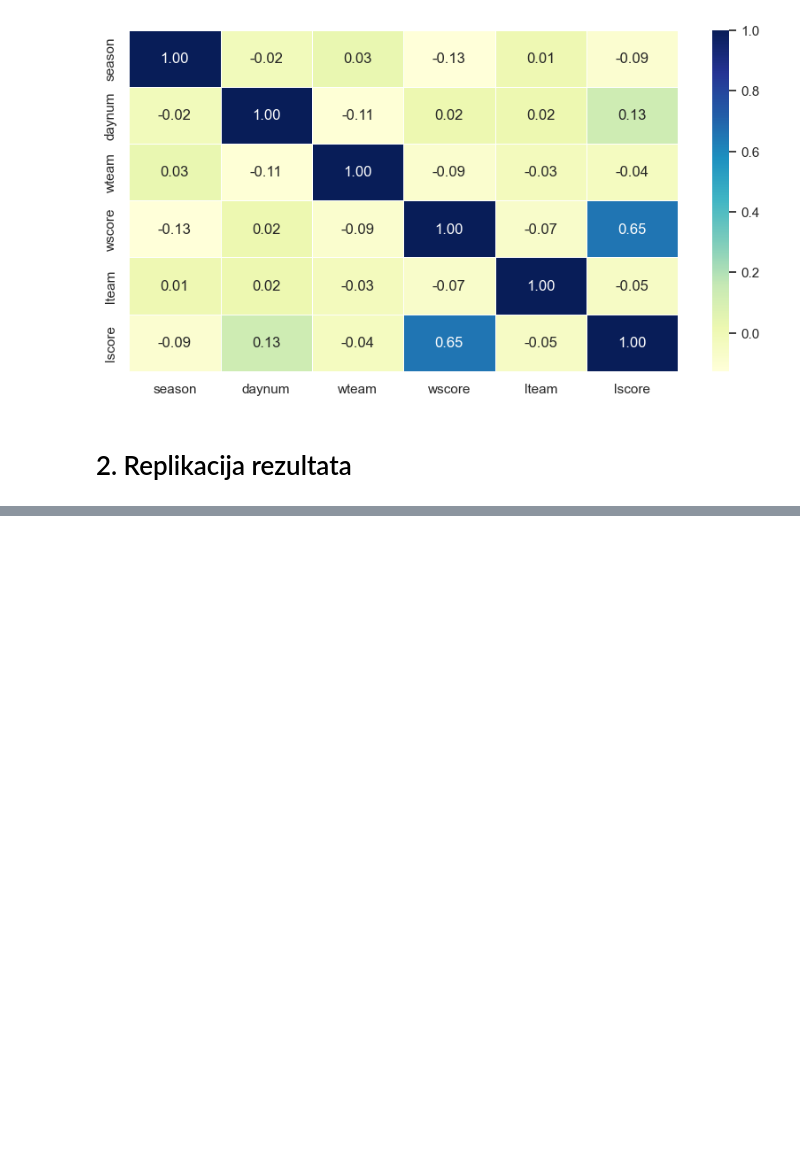
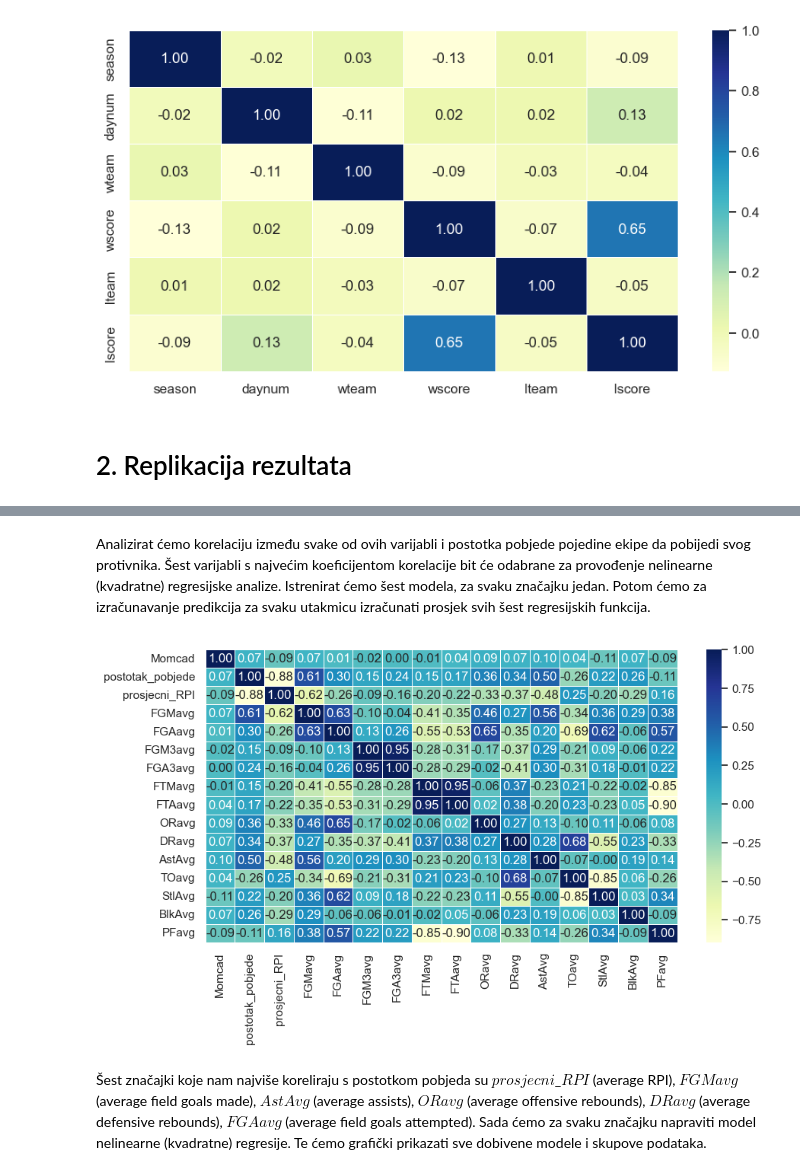
Before and after one commit to franhunski/UUZOP-projekt, a Jupyter notebook: projekt_March_Madness.ipynb, the cells around one changed output, grey strips where cells are left out. Saved outputs shown, nothing was run; the diff lists cells and outputs as text; code cells hidden in the pictures; blank space fills up the shorter version.

```diff
--- a/projekt_March_Madness.ipynb
+++ b/projekt_March_Madness.ipynb
@@ -1093,0 +1402,3 @@ plt.show()
+# %%
+prosjek_po_ekipama = pd.concat([pobjede,prosjek], axis=1)
+prosjek_po_ekipama
@@ -1093,0 +1421,3 @@ plt.show()
+# %%
+prosjek_po_ekipama = prosjek_po_ekipama.drop(['TeamID'], axis = 1)
+prosjek_po_ekipama
@@ -1093,0 +1440,21 @@ plt.show()
+# %%
+imena_novih_znacajki = ['FGMdifference', 'FGAdifference','FGM3difference', 'FGA3difference', 'FTMdifference', 'FTAdifference', 'ORdifference', 'DRdifference', 'AstDdifference', 'TOdifference', 'StlDifference', 'BlkDifference', 'PFdifference']
+prosjeci_svih_ekipa = []
+for i in range(len(ekipe)):
+    prosjeci_svih_ekipa.append([])
+
+#Iteriramo po svim ekipama, te zatim za svaku ekipu filtriramo sve zapise u kojima je ta ekipa ili pobijedila ili izgubila. Nakon
+#toga za svaku značajku sumiramo sve njezine vrijednosti te izračunamo prosjek za svaku ekipu. Sve te podatke spremimo u DataFrame.
+brojac = 0
+for i in ekipe:
+    tmp2 = tmp[(tmp.WTeamID == i)]
+    tmp3 = tmp[(tmp.LTeamID == i)]
+    for j in imena_novih_znacajki:
+        rez1 = tmp2[j].sum() / tmp2.shape[0]
+        rez2 = -tmp3[j].sum() / tmp3.shape[0]
+        rez = rez1 + rez2
+        prosjeci_svih_ekipa[brojac].append(rez)
+    brojac += 1
+
+prosjeci_svih_ekipa2 = pd.DataFrame(prosjeci_svih_ekipa, columns=['FGMavg', 'FGAavg','FGM3avg', 'FGA3avg', 'FTMavg', 'FTAavg', 'ORavg', 'DRavg', 'AstAvg', 'TOavg', 'StlAvg', 'BlkAvg', 'PFavg'])
+prosjeci_svih_ekipa2
@@ -1093,0 +1477,3 @@ plt.show()
+# %%
+svi_podaci = pd.concat([prosjek_po_ekipama, prosjeci_svih_ekipa2], axis=1)
+svi_podaci
@@ -1093,0 +1494,10 @@ plt.show()
+# %% [markdown]
+Analizirat ćemo korelaciju između svake od ovih varijabli i postotka pobjede pojedine ekipe da pobijedi svog protivnika. Šest varijabli s najvećim koeficijentom korelacije bit će odabrane za provođenje nelinearne (kvadratne) regresijske analize. Istrenirat ćemo šest modela, za svaku značajku jedan. Potom ćemo za izračunavanje predikcija za svaku utakmicu izračunati prosjek svih šest regresijskih funkcija.
+# %%
+sns.set(rc={'figure.figsize':(10,5)})
+sns.heatmap(svi_podaci.corr(), annot=True, fmt=".2f", cmap="YlGnBu", linewidths=0.5)
+plt.show()
+# %% [output]
+[figure, added]
+# %% [markdown]
+Šest značajki koje nam najviše koreliraju s postotkom pobjeda su $prosjecni$_$RPI$ (average RPI), $FGMavg$ (average field goals made), $AstAvg$ (average assists), $ORavg$ (average offensive rebounds), $DRavg$ (average defensive rebounds), $FGAavg$ (average field goals attempted). Sada ćemo za svaku značajku napraviti model nelinearne (kvadratne) regresije. Te ćemo grafički prikazati sve dobivene modele i skupove podataka.
```
Also changed, not shown: parts of 38 cells of this notebook.
